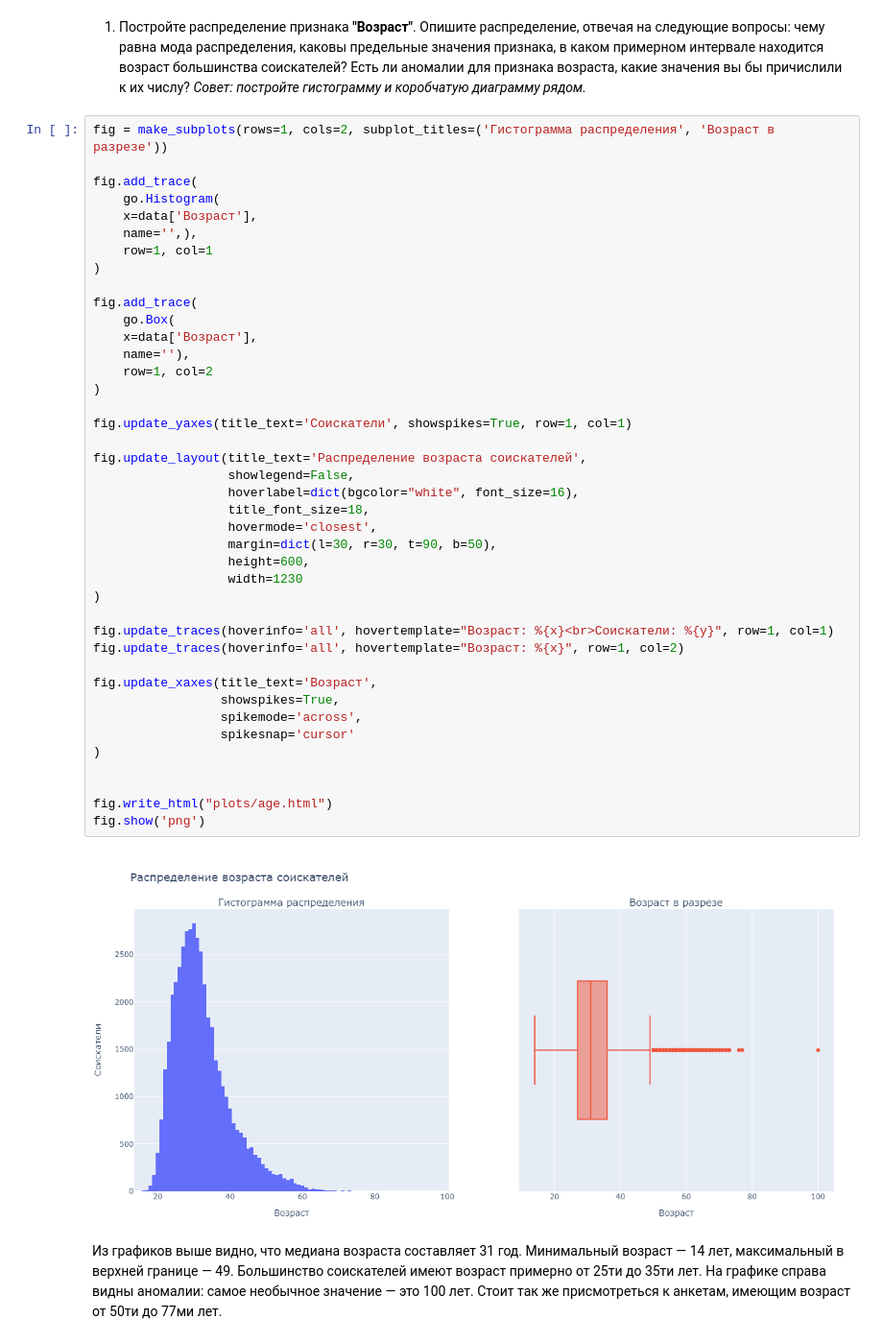
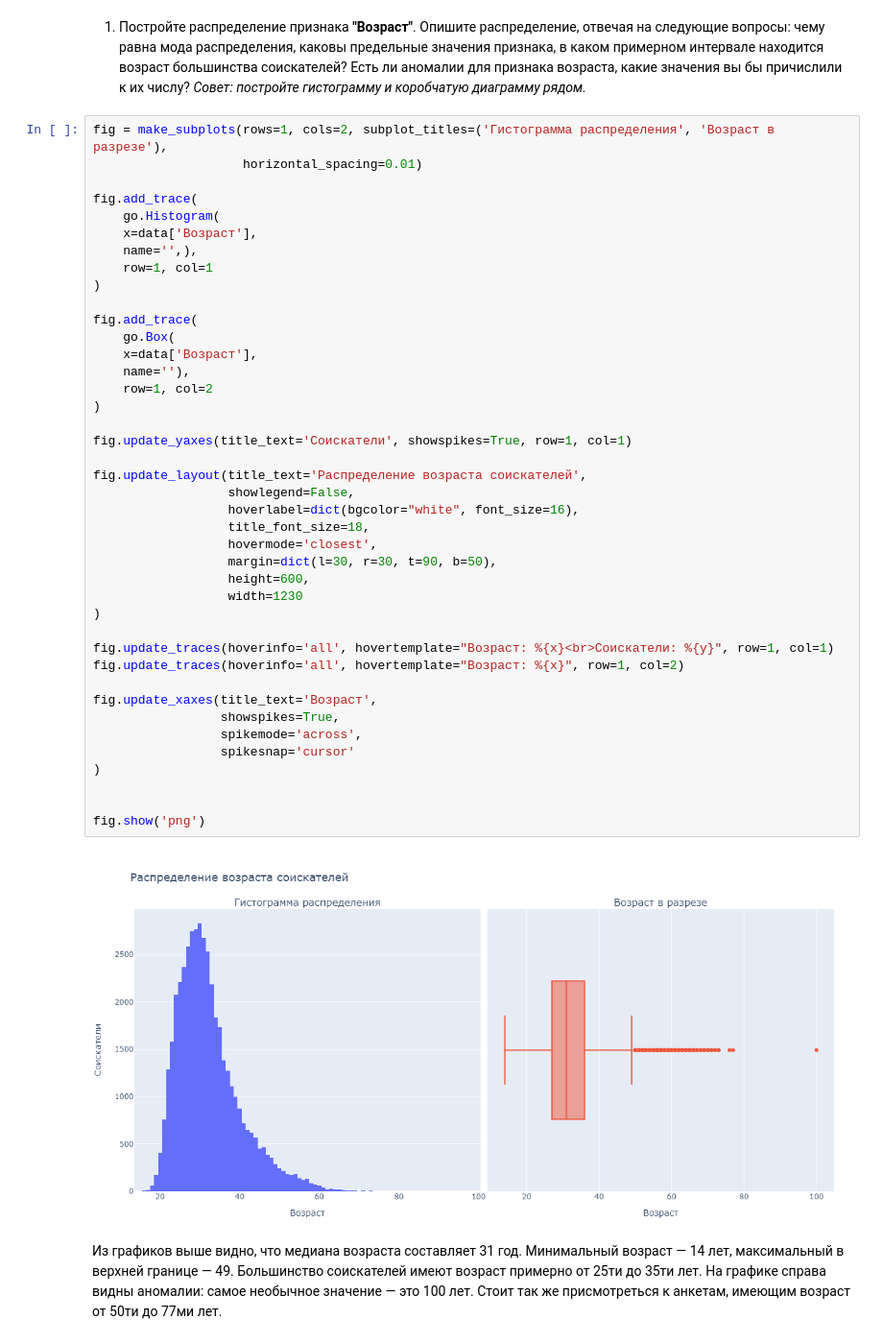
Before and after one commit to AfanasevDenis/Project_hh.ru, a Jupyter notebook: Project-1. Ноутбук.ipynb, the cells around one changed output. Shown at 96% size. Saved outputs shown, nothing was run; the diff lists cells and outputs as text.

```diff
--- a/Project-1. Ноутбук.ipynb
+++ b/Project-1. Ноутбук.ipynb
@@ -429,7 +429,8 @@ data = data.drop(columns=['Значение ЗП', 'Валюта', 'close', 'pro
 1. Постройте распределение признака **"Возраст"**. Опишите распределение, отвечая на следующие вопросы: чему равна мода распределения, каковы предельные значения признака, в каком примерном интервале находится возраст большинства соискателей? Есть ли аномалии для признака возраста, какие значения вы бы причислили к их числу?
 *Совет: постройте гистограмму и коробчатую диаграмму рядом.*
 # %%
-fig = make_subplots(rows=1, cols=2, subplot_titles=('Гистограмма распределения', 'Возраст в разрезе'))
+fig = make_subplots(rows=1, cols=2, subplot_titles=('Гистограмма распределения', 'Возраст в разрезе'),
+                    horizontal_spacing=0.01)
 
 fig.add_trace(
     go.Histogram(
@@ -442,35 +443,34 @@ fig.add_trace(
     go.Box(
     x=data['Возраст'],
     name=''),
     row=1, col=2
 )
 
 fig.update_yaxes(title_text='Соискатели', showspikes=True, row=1, col=1)
 
 fig.update_layout(title_text='Распределение возраста соискателей',
                   showlegend=False,
                   hoverlabel=dict(bgcolor="white", font_size=16),
                   title_font_size=18,
                   hovermode='closest',
                   margin=dict(l=30, r=30, t=90, b=50),
                   height=600,
                   width=1230
 )
 
 fig.update_traces(hoverinfo='all', hovertemplate="Возраст: %{x}<br>Соискатели: %{y}", row=1, col=1)
 fig.update_traces(hoverinfo='all', hovertemplate="Возраст: %{x}", row=1, col=2)
 
 fig.update_xaxes(title_text='Возраст',
                  showspikes=True,
                  spikemode='across',
                  spikesnap='cursor'
 )
 
 
-fig.write_html("plots/age.html")
 fig.show('png')
 # %% [output]
-[figure, old version]
+[figure, new version]
 # %% [markdown]
 Из графиков выше видно, что медиана возраста составляет 31 год. Минимальный возраст — 14 лет, максимальный в верхней границе — 49. Большинство соискателей имеют возраст примерно от 25ти до 35ти лет. На графике справа видны аномалии: самое необычное значение — это 100 лет. Стоит так же присмотреться к анкетам, имеющим возраст от 50ти до 77ми лет.
 # %% [markdown]
```
Also changed, not shown: parts of 9 cells of this notebook, 1 other file.
